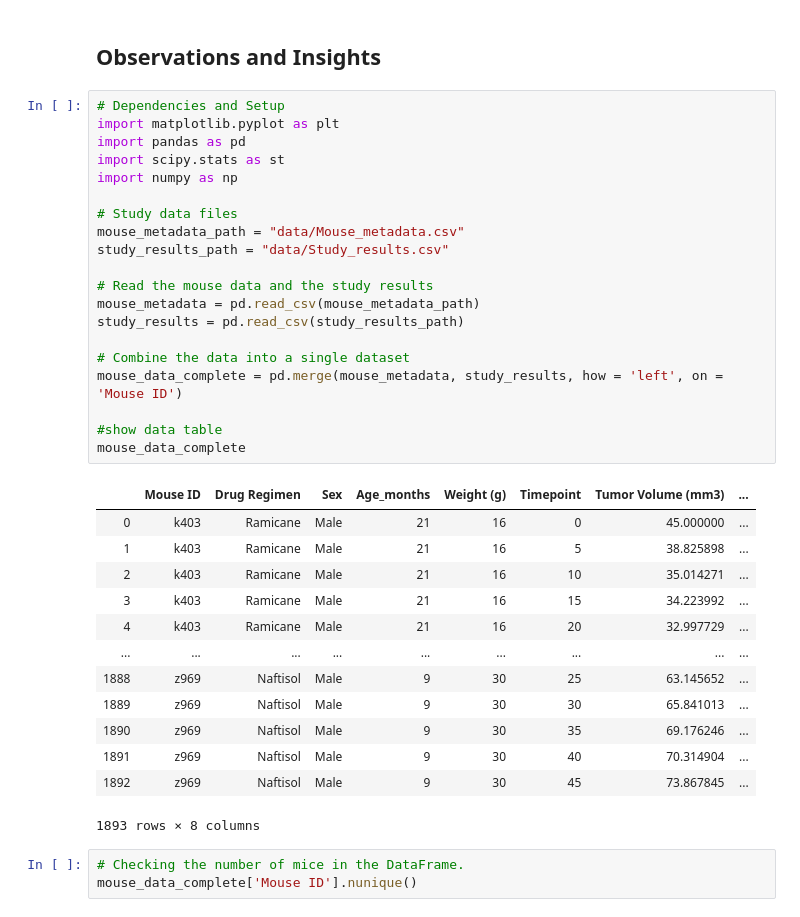
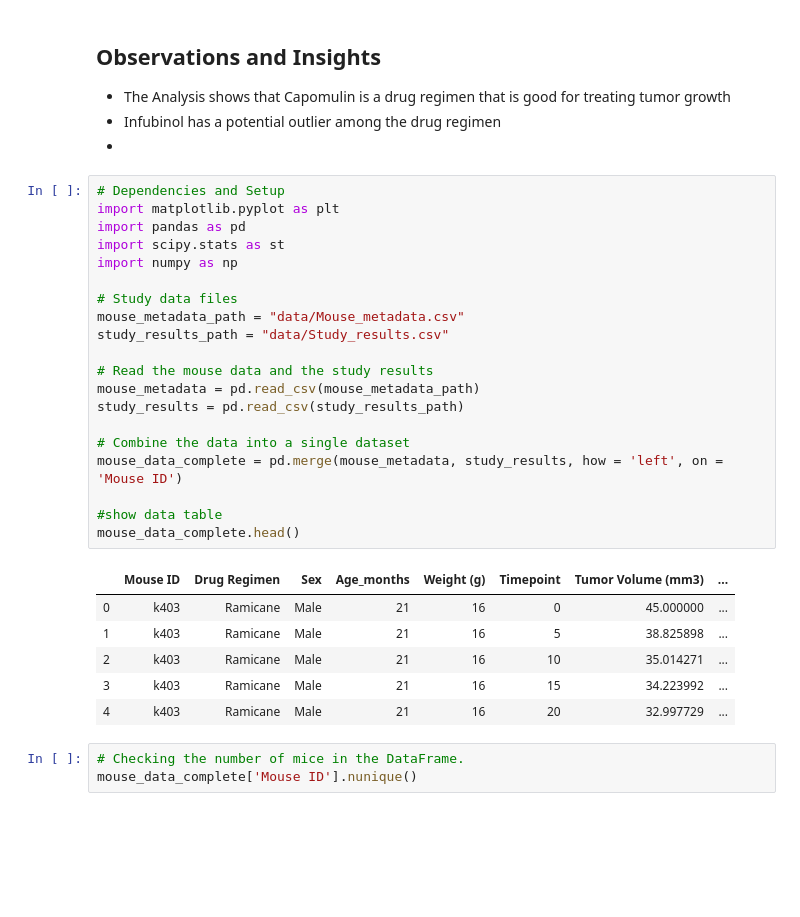
Before and after one commit to AddyBenny/Matplotlib, a Jupyter notebook: 05_matplotlib/pymaceuticals_starter.ipynb, the cells around one changed output. Drawn from its saved outputs; the diff is of its cells as text; blank space fills up the shorter version.

```diff
--- a/05_matplotlib/pymaceuticals_starter.ipynb
+++ b/05_matplotlib/pymaceuticals_starter.ipynb
@@ -1,39 +1,36 @@
-# %% [markdown]
-## Observations and Insights
+# %% [markdown]
+## Observations and Insights
+
+* The Analysis shows that Capomulin is a drug regimen that is good for treating tumor growth
+* Infubinol has a potential outlier among the drug regimen
+*
 # %%
 # Dependencies and Setup
 import matplotlib.pyplot as plt
 import pandas as pd
 import scipy.stats as st
 import numpy as np
 
 # Study data files
 mouse_metadata_path = "data/Mouse_metadata.csv"
 study_results_path = "data/Study_results.csv"
 
 # Read the mouse data and the study results
 mouse_metadata = pd.read_csv(mouse_metadata_path)
 study_results = pd.read_csv(study_results_path)
 
 # Combine the data into a single dataset
 mouse_data_complete = pd.merge(mouse_metadata, study_results, how = 'left', on = 'Mouse ID')
 
 #show data table
-mouse_data_complete
+mouse_data_complete.head()
 # %% [output]
 |  | Mouse ID | Drug Regimen | Sex | Age_months | Weight (g) | Timepoint | Tumor Volume (mm3) | ... |
 | 0 | k403 | Ramicane | Male | 21 | 16 | 0 | 45.000000 | ... |
 | 1 | k403 | Ramicane | Male | 21 | 16 | 5 | 38.825898 | ... |
 | 2 | k403 | Ramicane | Male | 21 | 16 | 10 | 35.014271 | ... |
 | 3 | k403 | Ramicane | Male | 21 | 16 | 15 | 34.223992 | ... |
 | 4 | k403 | Ramicane | Male | 21 | 16 | 20 | 32.997729 | ... |
-| ... | ... | ... | ... | ... | ... | ... | ... | ... |
-| 1888 | z969 | Naftisol | Male | 9 | 30 | 25 | 63.145652 | ... |
-| 1889 | z969 | Naftisol | Male | 9 | 30 | 30 | 65.841013 | ... |
-| 1890 | z969 | Naftisol | Male | 9 | 30 | 35 | 69.176246 | ... |
-| 1891 | z969 | Naftisol | Male | 9 | 30 | 40 | 70.314904 | ... |
-| 1892 | z969 | Naftisol | Male | 9 | 30 | 45 | 73.867845 | ... |
-1893 rows × 8 columns
 # %%
 # Checking the number of mice in the DataFrame.
 mouse_data_complete['Mouse ID'].nunique()
```
Also changed, not shown: parts of 7 cells of this notebook.
